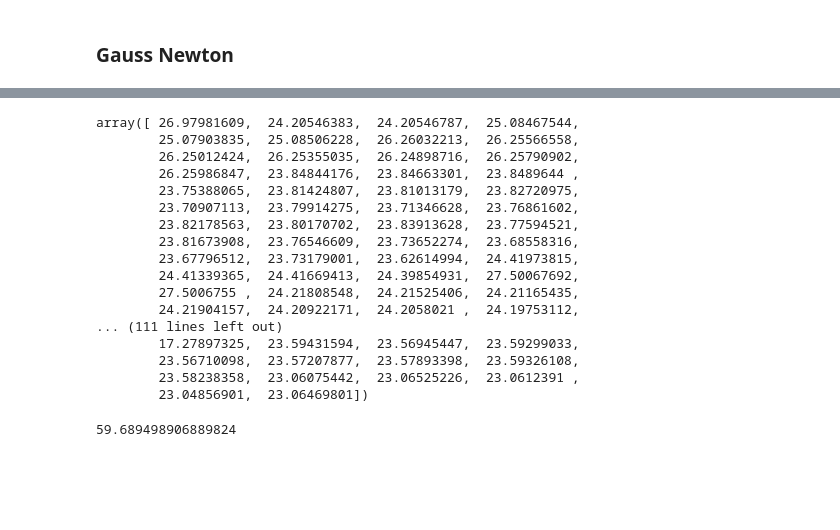
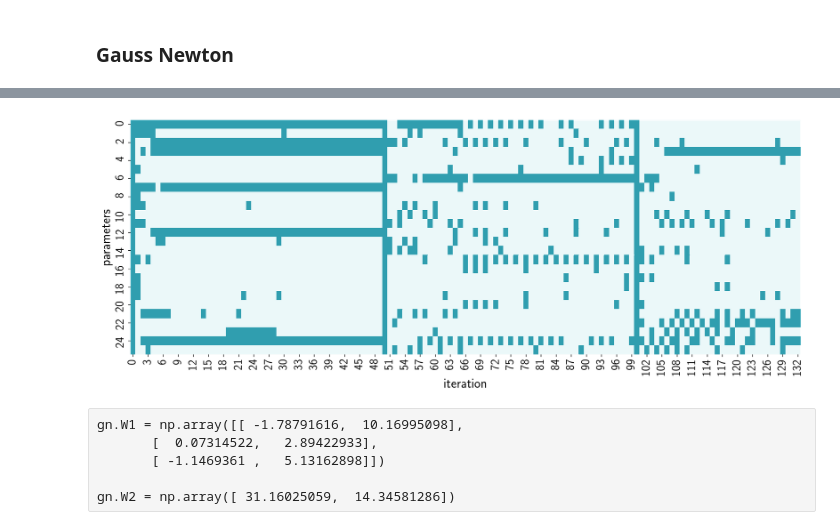
Before and after one commit to Intelligent-Systems-Phystech/2018-Isachenko-QPFSNewton, a Jupyter notebook: code/NNQPFS_v2.ipynb, the cells around one changed output, grey strips where cells are left out. Drawn from its saved outputs; the diff is of its cells as text; code cells hidden in the pictures; blank space fills up the shorter version.

```diff
--- a/code/NNQPFS_v2.ipynb
+++ b/code/NNQPFS_v2.ipynb
@@ -39,7 +39,7 @@ class IRLS:
         n_objects, n_features = X.shape
         self.w = 10. * np.random.randn(n_features)
         for i in range(self.max_iter):
-            f = self.predict(X)
+            f = self.predict(X, add_bias=False)
             self._w_history.append(self.w)
             self._acc_history.append(accuracy_score(y, f > 0.5))
             self._loss_history.append(log_loss(y, f))
@@ -56,8 +56,8 @@ class IRLS:
 
 
     def _update_weights(self, X, y):
+        f = self.predict(X, add_bias=False)
         n_features = X.shape[1]
-        f = self.predict(X)
         R = np.diag(np.maximum(1e-12, f * (1. - f)))
         if self.qpfs is None:
             hes = X.T.dot(R).dot(X)
@@ -66,9 +66,7 @@ class IRLS:
         else:
             F = np.sqrt(R).dot(X)
             z = (f - y) * np.sqrt(1. / np.maximum(1e-12, f * (1. - f)))
-            self.qpfs.get_Qb(F, z)
-            self.qpfs.alpha = self.qpfs.get_alpha()
-            self.qpfs.solve_problem()
+            self.qpfs.fit(F, z)
             self.msg += '\t ' + ' '.join(['{:.3f}'.format(s) for s in self.qpfs.score]) + '\n'
             self.msg += '\t b:' + '\t ' + ' '.join(['{:.3f}'.format(b) for b in self.qpfs.b.squeeze()]) + '\n'
             active_idxs = self.qpfs.score > np.min([0.1, (1. / 5 * n_features)])
@@ -88,7 +86,7 @@ class IRLS:
 
     def _backtracking_linesearch(self, X, y, jac, w_update, active_idxs, alpha=0.002, beta=0.8):
         t = 1
-        loss_old = log_loss(y, self.sigmoid(X.dot(self.w)))
+        loss_old = log_loss(y, self.predict(X, add_bias=False))
         for i in range(20):
             f = self.sigmoid(X.dot(self.w + t * w_update))
             if log_loss(y, f) < loss_old + alpha * t * w_update[active_idxs].dot(jac):
@@ -104,7 +102,9 @@ class IRLS:
         s[x < 0] = np.exp(x[x < 0]) / (np.exp(x[x < 0]) + 1.)
         return s
 
-    def predict(self, X):
+    def predict(self, X, add_bias=True):
+        if self.add_bias and add_bias:
+            X = np.hstack([X, np.ones((X.shape[0], 1))])
         return self.sigmoid(X.dot(self.w))
 
     def plot_w_updates(self, figsize):
@@ -450,4 +464,6 @@ X = (X - X.mean(axis=0)) / X.std(axis=0)
 # %%
-gn = GaussNewton(n_hidden=2, add_bias=True, qpfs=False)
-gn.fit(X[:, :3], y)
+np.random.seed(30)
+gn = GaussNewton(n_hidden=2, add_bias=False, qpfs=True, verbose=False, max_iter=300)
+gn.fit(X, y)
+mean_squared_error(y, gn.predict(X))
 # %% [output]
@@ -491,21 +470,0 @@ array([ 24. ,  21.6,  34.7,  33.4,  36.2,  28.7,  22.9,  27.1,  16.5,
-# %%
-f = gn.predict(X[:, :3])
-f
-# %% [output]
-array([ 26.97981609,  24.20546383,  24.20546787,  25.08467544,
-        25.07903835,  25.08506228,  26.26032213,  26.25566558,
-        26.25012424,  26.25355035,  26.24898716,  26.25790902,
-        26.25986847,  23.84844176,  23.84663301,  23.8489644 ,
-        23.75388065,  23.81424807,  23.81013179,  23.82720975,
-        23.70907113,  23.79914275,  23.71346628,  23.76861602,
-        23.82178563,  23.80170702,  23.83913628,  23.77594521,
-        23.81673908,  23.76546609,  23.73652274,  23.68558316,
-        23.67796512,  23.73179001,  23.62614994,  24.41973815,
-        24.41339365,  24.41669413,  24.39854931,  27.50067692,
-        27.5006755 ,  24.21808548,  24.21525406,  24.21165435,
-        24.21904157,  24.20922171,  24.2058021 ,  24.19753112,
-... (111 lines left out)
-        17.27897325,  23.59431594,  23.56945447,  23.59299033,
-        23.56710098,  23.57207877,  23.57893398,  23.59326108,
-        23.58238358,  23.06075442,  23.06525226,  23.0612391 ,
-        23.04856901,  23.06469801])
@@ -514,5 +471,27 @@ lr = LinearRegression()
-# %%
-lr.fit(X[:, :3], y)
-mean_squared_error(y, lr.predict(X[:, :3]))
-# %% [output]
-59.689498906889824
+# %%
+def plot_w_updates(self, figsize):
+        df = np.zeros((np.prod(self.W1.shape), len(self._w_history) - 1))
+        for i in range(len(self._w_history) - 1):
+            w_prev = self._w_history[i][0].ravel()
+            w_next = self._w_history[i + 1][0].ravel()
+            df[:, i] = np.abs(w_next - w_prev) > 1e-12
+
+        df = pd.DataFrame(df)
+
+        plt.figure(figsize=figsize)
+        sns.heatmap(df, cmap=cmap, vmin=0., vmax=1., cbar=False)
+        plt.ylabel('parameters')
+        plt.xlabel('iteration')
+        plt.tight_layout()
+        plt.savefig('figs/active_params_wrt_iters.eps', format='eps')
+        plt.show()
+
+plot_w_updates(gn, figsize=(15, 6))
+# %% [output]
+[figure, added]
+# %% [raw]
+gn.W1 = np.array([[ -1.78791616,  10.16995098],
+       [  0.07314522,   2.89422933],
+       [ -1.1469361 ,   5.13162898]])
+
+gn.W2 = np.array([ 31.16025059,  14.34581286])
```
Also changed, not shown: parts of 11 cells of this notebook, 16 other files.
